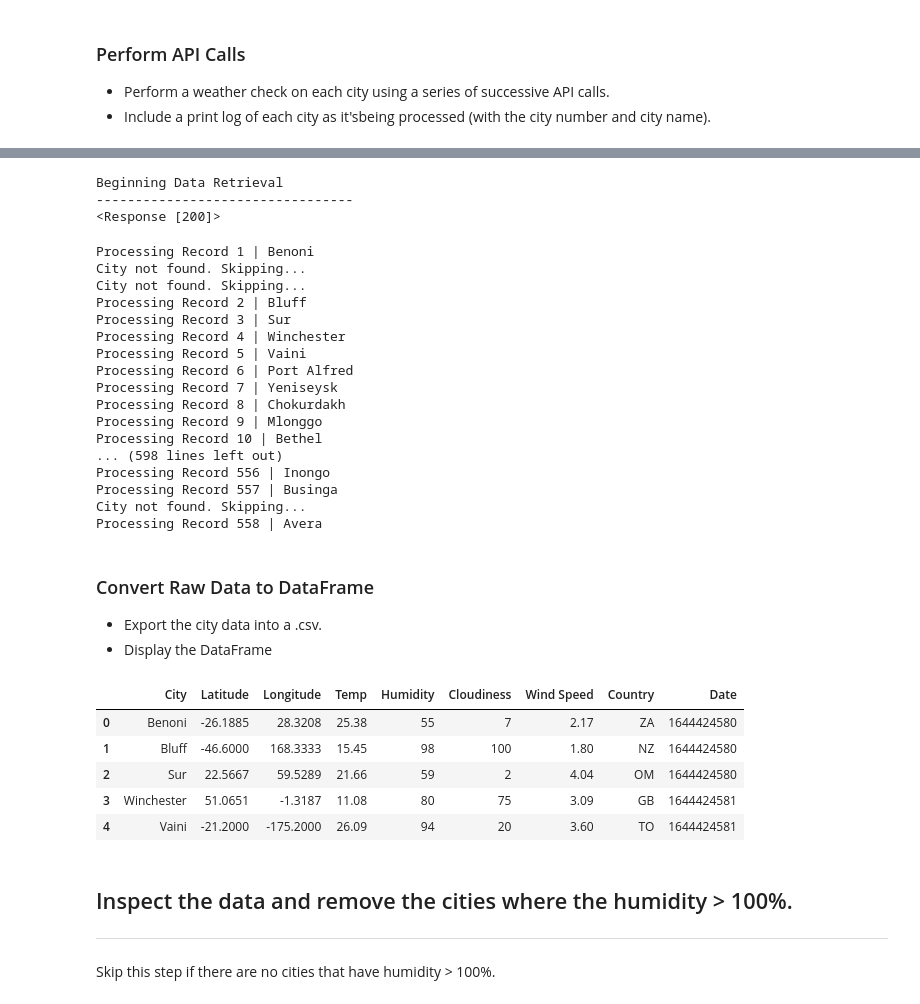
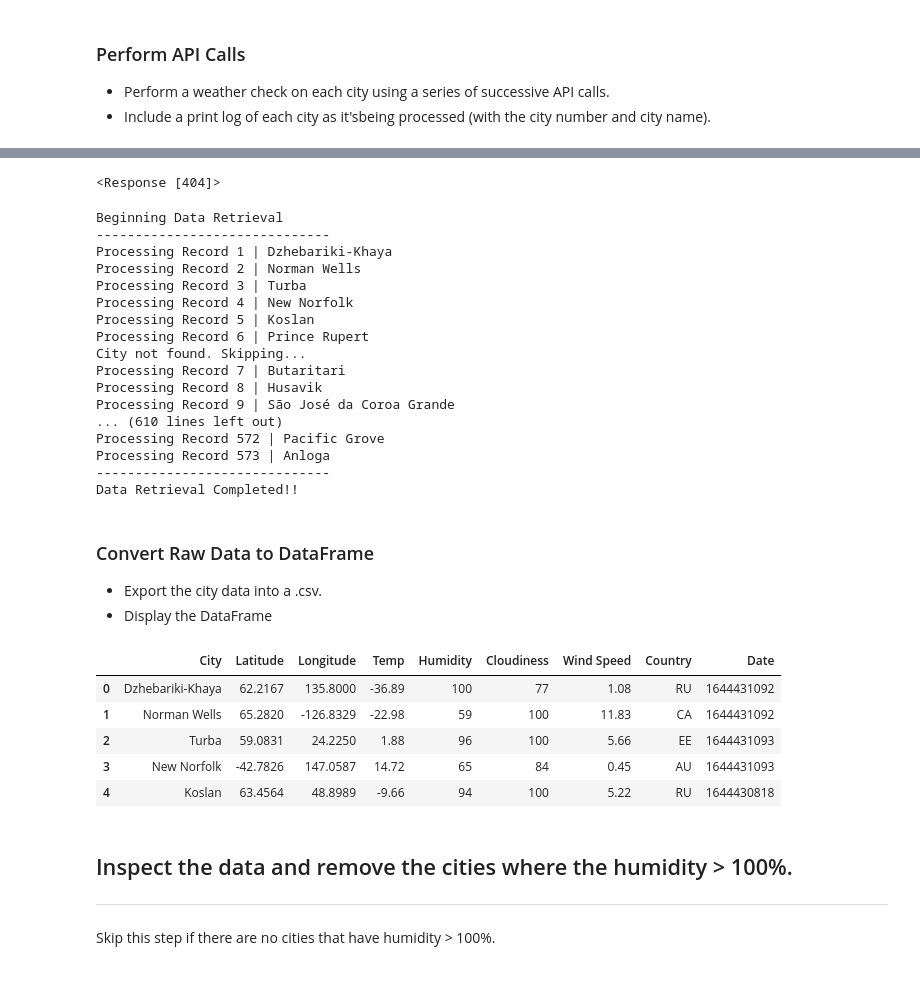
Before and after one commit to jcus/python-api-challenge, a Jupyter notebook: starter_code/WeatherPy.ipynb, the cells around one changed output, grey strips where cells are left out. Cells and saved outputs as stored; diff of their text form; code cells hidden in the pictures.

```diff
--- a/starter_code/WeatherPy.ipynb
+++ b/starter_code/WeatherPy.ipynb
@@ -112,17 +99,17 @@ date = []
 # start record counting
 processing_record = 1
 
-# print to logger
-print(f"Beginning Data Retrieval      ")
-print(f"------------------------------")
-
 print(weather_response)
 #print(cities)
 # %% [output]
-Beginning Data Retrieval
----------------------------------
-<Response [200]>
+<Response [404]>
 # %%
+# data retrive process start
+
+# print to logger
+print(f"Beginning Data Retrieval      ")
+print(f"------------------------------")
+
 # Loop through each city
 for city in cities:
 
@@ -147,48 +134,52 @@ for city in cities:
     except:
         print("City not found. Skipping...")
     pass
+
+print(f"------------------------------")
+print(f"Data Retrieval Complete!!    ")
+print(f"------------------------------")
 # %% [output]
-Processing Record 1 | Benoni
+Beginning Data Retrieval
+------------------------------
+Processing Record 1 | Dzhebariki-Khaya
+Processing Record 2 | Norman Wells
+Processing Record 3 | Turba
+Processing Record 4 | New Norfolk
+Processing Record 5 | Koslan
+Processing Record 6 | Prince Rupert
 City not found. Skipping...
-City not found. Skipping...
-Processing Record 2 | Bluff
-Processing Record 3 | Sur
-Processing Record 4 | Winchester
-Processing Record 5 | Vaini
-Processing Record 6 | Port Alfred
-Processing Record 7 | Yeniseysk
-Processing Record 8 | Chokurdakh
-Processing Record 9 | Mlonggo
-Processing Record 10 | Bethel
-... (598 lines left out)
-Processing Record 556 | Inongo
-Processing Record 557 | Businga
-City not found. Skipping...
-Processing Record 558 | Avera
+Processing Record 7 | Butaritari
+Processing Record 8 | Husavik
+Processing Record 9 | São José da Coroa Grande
+... (610 lines left out)
+Processing Record 572 | Pacific Grove
+Processing Record 573 | Anloga
+------------------------------
+Data Retrieval Completed!!
 # %% [markdown]
 ### Convert Raw Data to DataFrame
 * Export the city data into a .csv.
 * Display the DataFrame
 # %%
-# define dataframe
+# define dataframe then display
 weather_data = {
     "City": city_name,
     "Latitude": latitude,
     "Longitude": longitude,
     "Temp": temperature,
     "Humidity": humidity,
     "Cloudiness": cloudiness,
     "Wind Speed": wind_speed,
     "Country": country,
     "Date": date
 }
-weather_DF = pd.DataFrame(weather_data)
+weatherDF = pd.DataFrame(weather_data)
 
-weather_DF.head()
+weatherDF.head()
 # %% [output]
 |  | City | Latitude | Longitude | Temp | Humidity | Cloudiness | Wind Speed | Country | Date |
-| 0 | Benoni | -26.1885 | 28.3208 | 25.38 | 55 | 7 | 2.17 | ZA | 1644424580 |
-| 1 | Bluff | -46.6000 | 168.3333 | 15.45 | 98 | 100 | 1.80 | NZ | 1644424580 |
-| 2 | Sur | 22.5667 | 59.5289 | 21.66 | 59 | 2 | 4.04 | OM | 1644424580 |
-| 3 | Winchester | 51.0651 | -1.3187 | 11.08 | 80 | 75 | 3.09 | GB | 1644424581 |
-| 4 | Vaini | -21.2000 | -175.2000 | 26.09 | 94 | 20 | 3.60 | TO | 1644424581 |
+| 0 | Dzhebariki-Khaya | 62.2167 | 135.8000 | -36.89 | 100 | 77 | 1.08 | RU | 1644431092 |
+| 1 | Norman Wells | 65.2820 | -126.8329 | -22.98 | 59 | 100 | 11.83 | CA | 1644431092 |
+| 2 | Turba | 59.0831 | 24.2250 | 1.88 | 96 | 100 | 5.66 | EE | 1644431093 |
+| 3 | New Norfolk | -42.7826 | 147.0587 | 14.72 | 65 | 84 | 0.45 | AU | 1644431093 |
+| 4 | Koslan | 63.4564 | 48.8989 | -9.66 | 94 | 100 | 5.22 | RU | 1644430818 |
```
Also changed, not shown: parts of 14 cells of this notebook, 8 other files.
